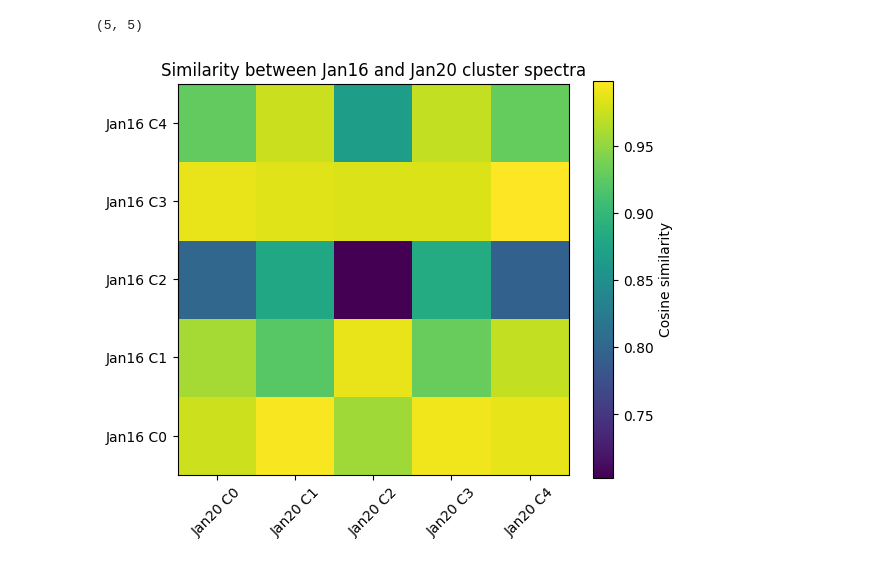
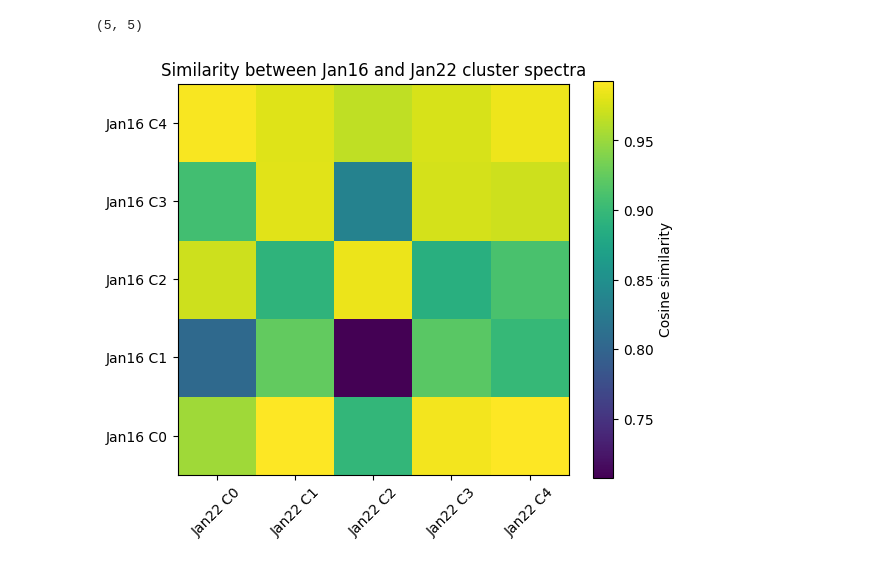
Before and after one commit to tarvinarora/Spectral-Clustering-Neural-Networks-SOM-, a Jupyter notebook: compare_eqs.ipynb, the cells around one changed output. Cells and saved outputs as stored; diff of their text form; code cells hidden in the pictures.

Commit message:
comparison of 3 done, analysis of 22 done

```diff
--- a/compare_eqs.ipynb
+++ b/compare_eqs.ipynb
@@ -5,8 +5,12 @@ from sklearn.metrics.pairwise import cosine_similarity
 
 cluster_means_16 = np.load("Jan16_cluster_means.npy")
 cluster_means_20 = np.load("Jan20_cluster_means.npy")
+cluster_means_22 = np.load("Jan22_cluster_means.npy")
+
 cluster_counts_16 = np.load("Jan16_cluster_counts.npy")
 cluster_counts_20 = np.load("Jan20_cluster_counts.npy")
+cluster_counts_22 = np.load("Jan22_cluster_counts.npy")
+
 freqs_band = np.load("freqs_band.npy")
 
-k = cluster_means_16.shape[0]
+k = cluster_means_16.shape[0]   # assume all three use same k
@@ -36,14 +45,18 @@ print(sim.shape)  # (k, k)
 # %% [output]
 (5, 5)
 # %%
+#Comparison Jan 16 Vs Jan 22
+
+sim_16_22 = cosine_similarity(cluster_means_16, cluster_means_22)
+
 plt.figure(figsize=(6,5))
-plt.imshow(sim, origin="lower", cmap="viridis")
+plt.imshow(sim_16_22, origin="lower", cmap="viridis")
 plt.colorbar(label="Cosine similarity")
 
-plt.xticks(range(k), [f"Jan20 C{i}" for i in range(k)], rotation=45)
+plt.xticks(range(k), [f"Jan22 C{i}" for i in range(k)], rotation=45)
 plt.yticks(range(k), [f"Jan16 C{i}" for i in range(k)])
-plt.title("Similarity between Jan16 and Jan20 cluster spectra")
+plt.title("Similarity between Jan16 and Jan22 cluster spectra")
 plt.tight_layout()
 plt.show()
 # %% [output]
-[figure, old version]
+[figure, new version]
```
Also changed, not shown: parts of 3 cells of this notebook, 4 other files.
